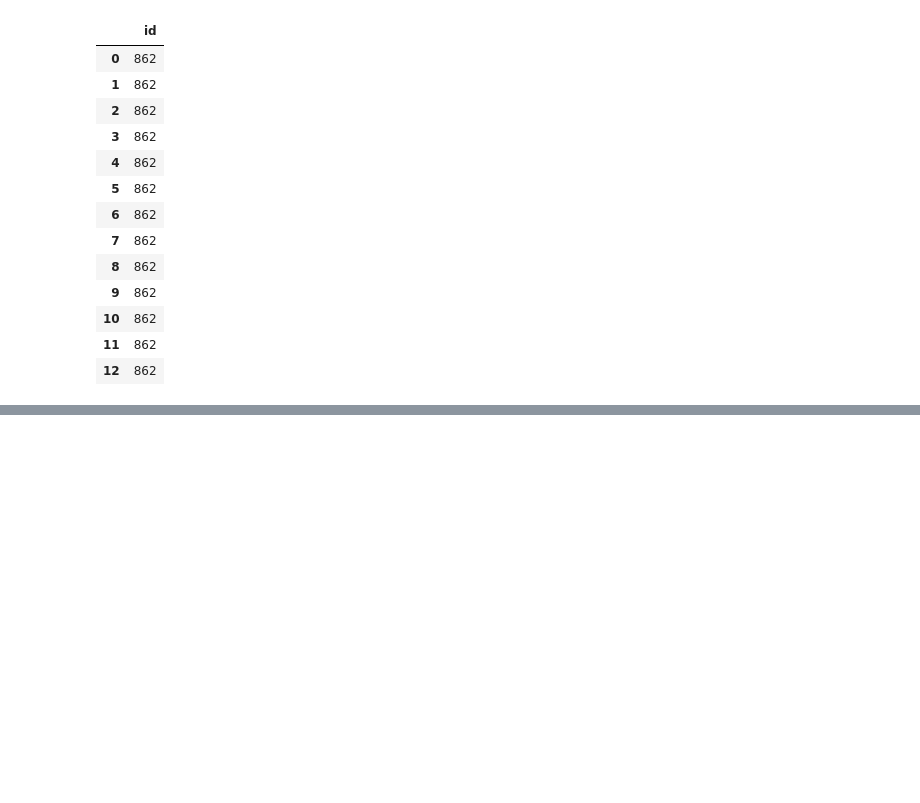
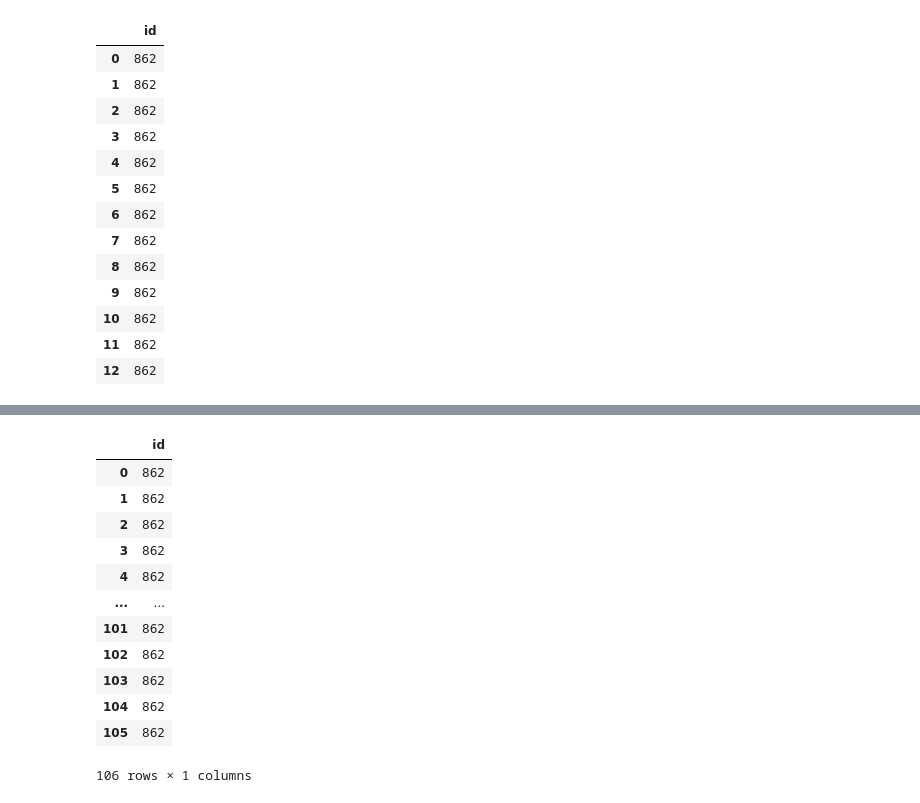
Before and after one commit to FranciscoHugoLezik/Proyecto_Peliculas, a Jupyter notebook: notebooks/trial_credits.ipynb, the cells around one changed output, grey strips where cells are left out. Saved outputs shown, nothing was run; the diff lists cells and outputs as text; code cells hidden in the pictures; blank space fills up the shorter version.

```diff
--- a/notebooks/trial_credits.ipynb
+++ b/notebooks/trial_credits.ipynb
@@ -404,0 +467,17 @@ first_cast_id_df
+# %%
+first_id_df_repeat = pd.concat([first_id_df] * len(first_crew_df), ignore_index=True)
+first_id_df_repeat
+# %% [output]
+|  | id |
+| 0 | 862 |
+| 1 | 862 |
+| 2 | 862 |
+| 3 | 862 |
+| 4 | 862 |
+| ... | ... |
+| 101 | 862 |
+| 102 | 862 |
+| 103 | 862 |
+| 104 | 862 |
+| 105 | 862 |
+106 rows × 1 columns
```
Also changed, not shown: parts of 8 cells of this notebook, 4 other files.
